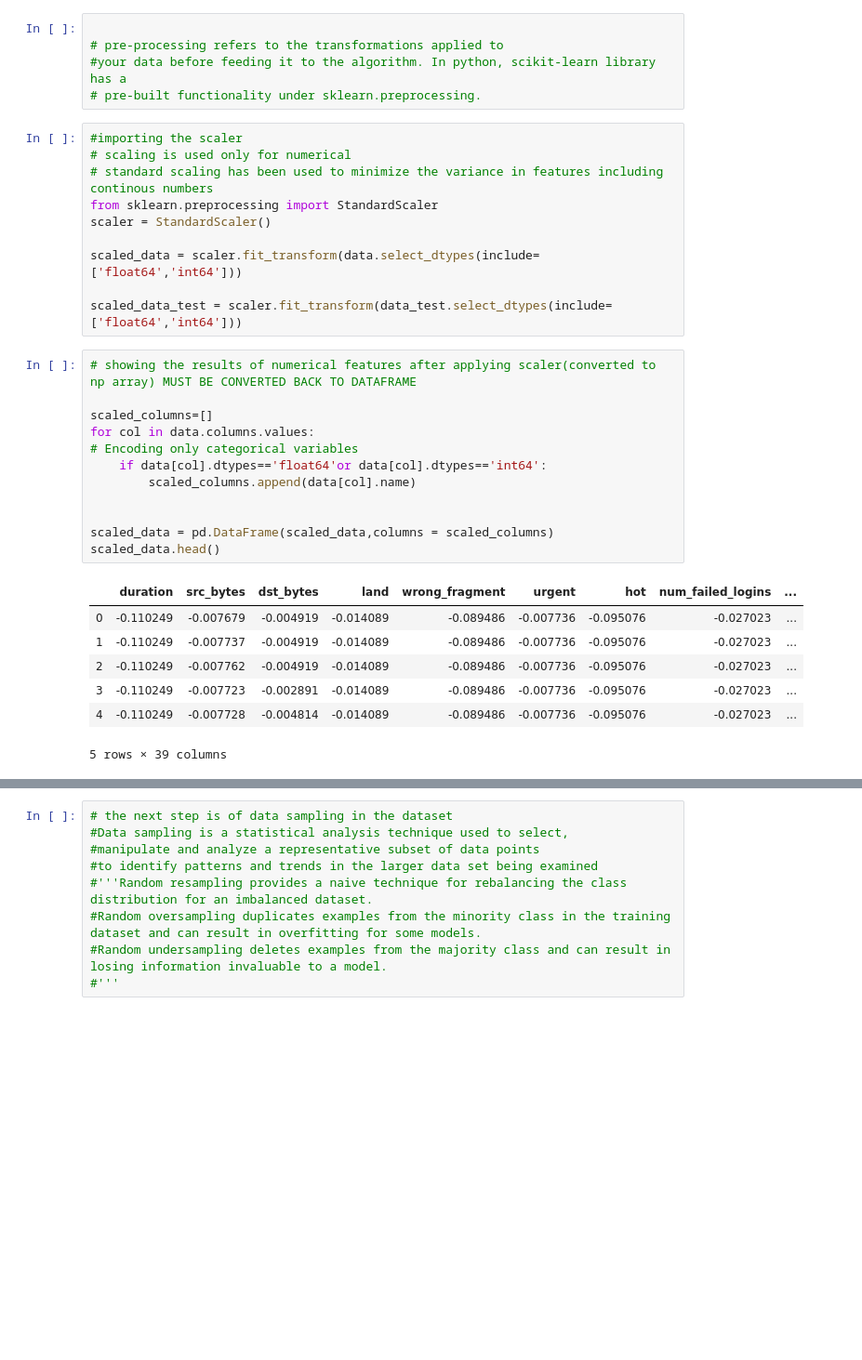
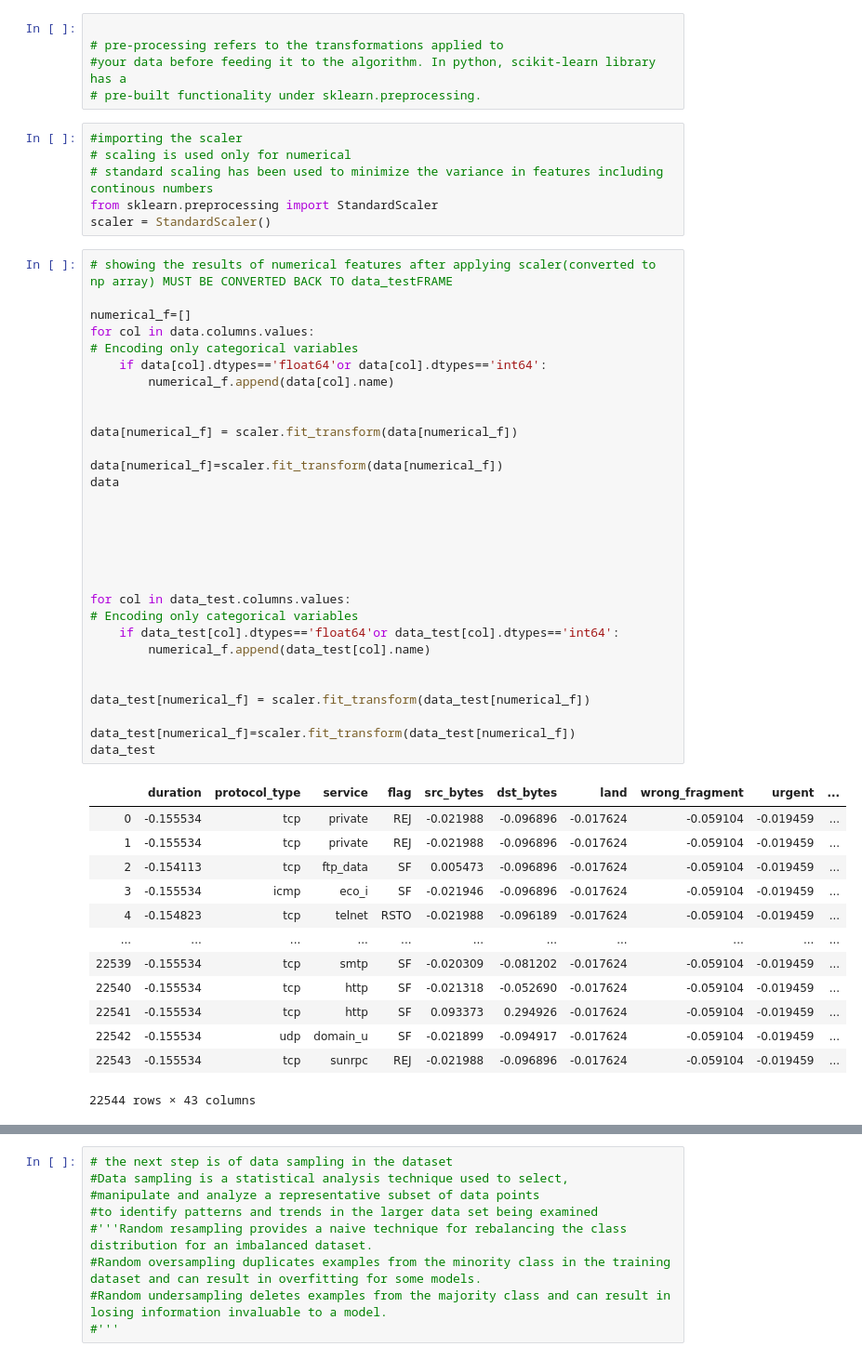
Before and after one commit to abdullahbilalawan/Intrusion_detction_using_AIand-ml, a Jupyter notebook: Intrusion_ml.ipynb, the cells around one changed output, grey strips where cells are left out. Shown at 93% size. Drawn from its saved outputs; the diff is of its cells as text; blank space fills up the shorter version.

```diff
--- a/Intrusion_ml.ipynb
+++ b/Intrusion_ml.ipynb
@@ -221,30 +221,50 @@ plotting_freq = attack_class_distribution[['frequency_percent_train']].plot(kind
 # standard scaling has been used to minimize the variance in features including  continous numbers
 from sklearn.preprocessing import StandardScaler
 scaler = StandardScaler()
-
-scaled_data = scaler.fit_transform(data.select_dtypes(include=['float64','int64']))
-
-scaled_data_test = scaler.fit_transform(data_test.select_dtypes(include=['float64','int64']))
 # %%
-# showing the results of numerical features after applying scaler(converted to np array) MUST BE CONVERTED BACK TO DATAFRAME
+# showing the results of numerical features after applying scaler(converted to np array) MUST BE CONVERTED BACK TO data_testFRAME
 
-scaled_columns=[]
+numerical_f=[]
 for col in data.columns.values:
 # Encoding only categorical variables
     if data[col].dtypes=='float64'or data[col].dtypes=='int64':
-        scaled_columns.append(data[col].name)
+        numerical_f.append(data[col].name)
 
 
-scaled_data = pd.DataFrame(scaled_data,columns = scaled_columns)
-scaled_data.head()
+data[numerical_f] = scaler.fit_transform(data[numerical_f])
+
+data[numerical_f]=scaler.fit_transform(data[numerical_f])
+data
+
+
+
+
+
+
+for col in data_test.columns.values:
+# Encoding only categorical variables
+    if data_test[col].dtypes=='float64'or data_test[col].dtypes=='int64':
+        numerical_f.append(data_test[col].name)
+
+
+data_test[numerical_f] = scaler.fit_transform(data_test[numerical_f])
+
+data_test[numerical_f]=scaler.fit_transform(data_test[numerical_f])
+data_test
 # %% [output]
-|  | duration | src_bytes | dst_bytes | land | wrong_fragment | urgent | hot | num_failed_logins | ... |
-| 0 | -0.110249 | -0.007679 | -0.004919 | -0.014089 | -0.089486 | -0.007736 | -0.095076 | -0.027023 | ... |
-| 1 | -0.110249 | -0.007737 | -0.004919 | -0.014089 | -0.089486 | -0.007736 | -0.095076 | -0.027023 | ... |
-| 2 | -0.110249 | -0.007762 | -0.004919 | -0.014089 | -0.089486 | -0.007736 | -0.095076 | -0.027023 | ... |
-| 3 | -0.110249 | -0.007723 | -0.002891 | -0.014089 | -0.089486 | -0.007736 | -0.095076 | -0.027023 | ... |
-| 4 | -0.110249 | -0.007728 | -0.004814 | -0.014089 | -0.089486 | -0.007736 | -0.095076 | -0.027023 | ... |
+|  | duration | protocol_type | service | flag | src_bytes | dst_bytes | land | wrong_fragment | urgent | ... |
+| 0 | -0.155534 | tcp | private | REJ | -0.021988 | -0.096896 | -0.017624 | -0.059104 | -0.019459 | ... |
+| 1 | -0.155534 | tcp | private | REJ | -0.021988 | -0.096896 | -0.017624 | -0.059104 | -0.019459 | ... |
+| 2 | -0.154113 | tcp | ftp_data | SF | 0.005473 | -0.096896 | -0.017624 | -0.059104 | -0.019459 | ... |
+| 3 | -0.155534 | icmp | eco_i | SF | -0.021946 | -0.096896 | -0.017624 | -0.059104 | -0.019459 | ... |
+| 4 | -0.154823 | tcp | telnet | RSTO | -0.021988 | -0.096189 | -0.017624 | -0.059104 | -0.019459 | ... |
+| ... | ... | ... | ... | ... | ... | ... | ... | ... | ... | ... |
+| 22539 | -0.155534 | tcp | smtp | SF | -0.020309 | -0.081202 | -0.017624 | -0.059104 | -0.019459 | ... |
+| 22540 | -0.155534 | tcp | http | SF | -0.021318 | -0.052690 | -0.017624 | -0.059104 | -0.019459 | ... |
+| 22541 | -0.155534 | tcp | http | SF | 0.093373 | 0.294926 | -0.017624 | -0.059104 | -0.019459 | ... |
+| 22542 | -0.155534 | udp | domain_u | SF | -0.021899 | -0.094917 | -0.017624 | -0.059104 | -0.019459 | ... |
+| 22543 | -0.155534 | tcp | sunrpc | REJ | -0.021988 | -0.096896 | -0.017624 | -0.059104 | -0.019459 | ... |
-5 rows × 39 columns
+22544 rows × 43 columns
 # %%
 # the next step of data preprocessing is to convert all the categorial attributes to encodings so they can be easily used
 # in the training models and provide more accurate results
```
Also changed, not shown: parts of 44 cells of this notebook.
